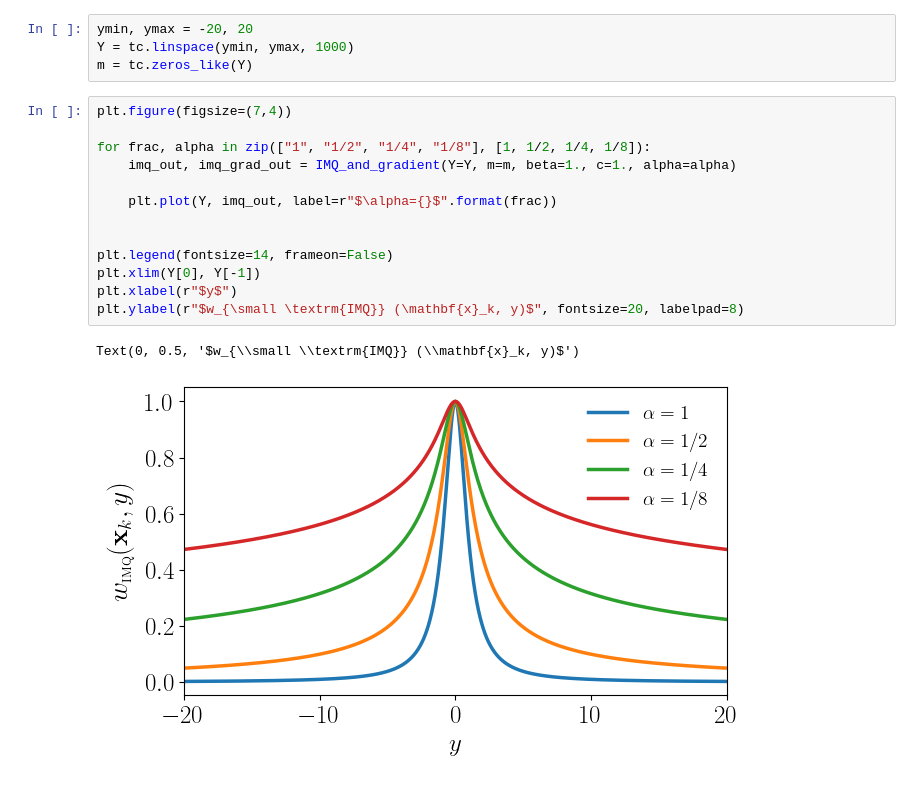
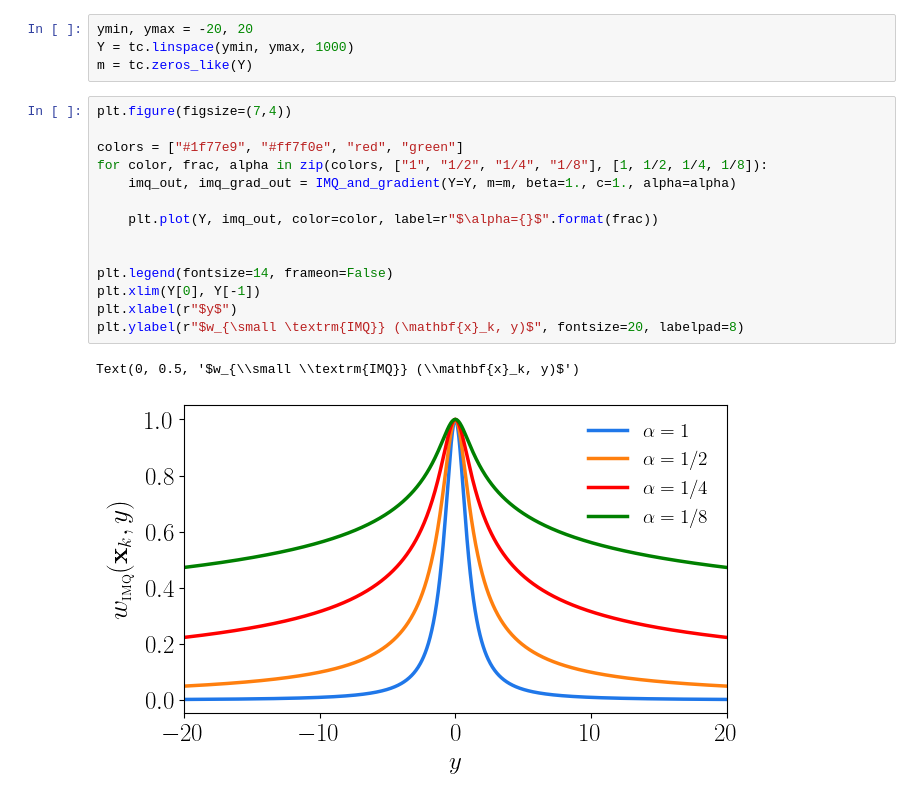
Before and after one commit to williamlaplante/ST-RCGP, a Jupyter notebook: experiments/weight-function-testing/weight-function-varying-exponent.ipynb, the cells around one changed output. Drawn from its saved outputs; the diff is of its cells as text.

```diff
--- a/experiments/weight-function-testing/weight-function-varying-exponent.ipynb
+++ b/experiments/weight-function-testing/weight-function-varying-exponent.ipynb
@@ -18,16 +18,17 @@ m = tc.zeros_like(Y)
 # %%
 plt.figure(figsize=(7,4))
 
-for frac, alpha in zip(["1", "1/2", "1/4", "1/8"], [1, 1/2, 1/4, 1/8]):
+colors = ["#1f77e9", "#ff7f0e", "red", "green"]
+for color, frac, alpha in zip(colors, ["1", "1/2", "1/4", "1/8"], [1, 1/2, 1/4, 1/8]):
     imq_out, imq_grad_out = IMQ_and_gradient(Y=Y, m=m, beta=1., c=1., alpha=alpha)
 
-    plt.plot(Y, imq_out, label=r"$\alpha={}$".format(frac))
+    plt.plot(Y, imq_out, color=color, label=r"$\alpha={}$".format(frac))
 
 
 plt.legend(fontsize=14, frameon=False)
 plt.xlim(Y[0], Y[-1])
 plt.xlabel(r"$y$")
 plt.ylabel(r"$w_{\small \textrm{IMQ}} (\mathbf{x}_k, y)$", fontsize=20, labelpad=8)
 # %% [output]
 Text(0, 0.5, '$w_{\\small \\textrm{IMQ}} (\\mathbf{x}_k, y)$')
-[figure, old version]
+[figure, new version]
```
Also changed, not shown: 1 other file.
